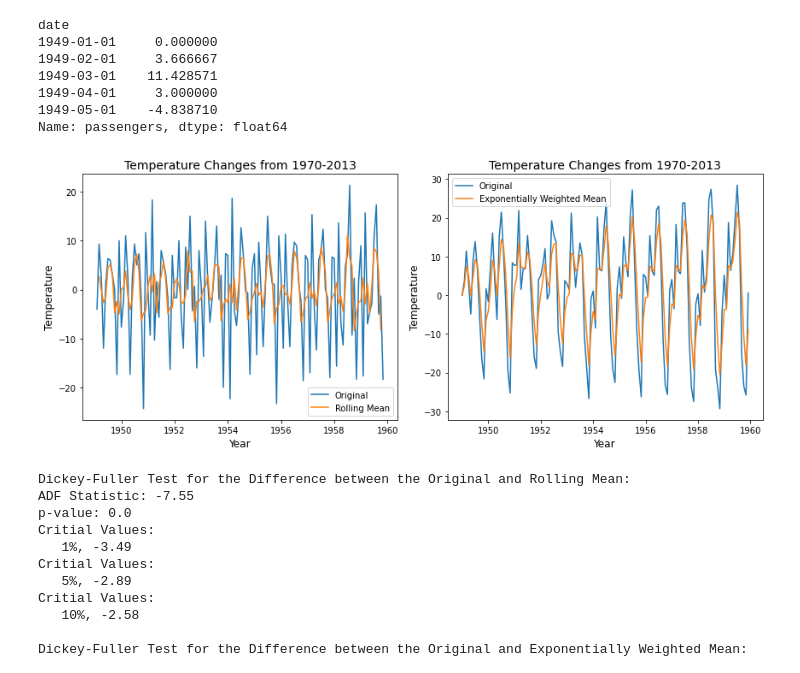
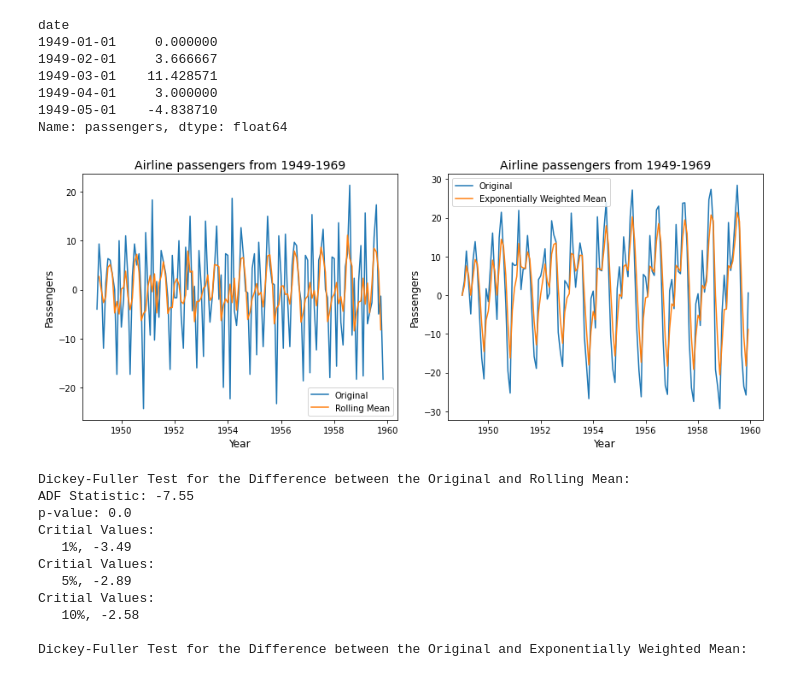
Before and after one commit to valerieholtz/ARIMA-Time-Series-Analysis, a Jupyter notebook: ARIMA_flight_passengers.ipynb, the cells around one changed output. Saved outputs shown, nothing was run; the diff lists cells and outputs as text; code cells hidden in the pictures.

```diff
--- a/ARIMA_flight_passengers.ipynb
+++ b/ARIMA_flight_passengers.ipynb
@@ -323,32 +324,32 @@ Name: passengers, dtype: float64
 # %%
 # Rolling mean of the difference
 temp_rol_mean_diff = diff_rol_mean.rolling(window=3, center=True).mean()
 
 # Expotentially weighted mean of the difference
 temp_ewm_diff = diff_ewm.ewm(span=3).mean()
 
 # Creating subplots next to each other
 fig, (ax1, ax2) = plt.subplots(1, 2, figsize=(12,5))
 
 # Difference graph with the rolling mean
 ax1.plot(diff_rol_mean,label='Original')
 ax1.plot(temp_rol_mean_diff,label='Rolling Mean')
-ax1.set_title('Temperature Changes from 1970-2013',fontsize=14)
-ax1.set_ylabel('Temperature',fontsize=12)
+ax1.set_title('Airline passengers from 1949-1969',fontsize=14)
+ax1.set_ylabel('Passengers',fontsize=12)
 ax1.set_xlabel('Year',fontsize=12)
 ax1.legend()
 
 # Difference graph with the exponentially weighted mean
 ax2.plot(diff_ewm,label='Original')
 ax2.plot(temp_ewm_diff,label='Exponentially Weighted Mean')
-ax2.set_title('Temperature Changes from 1970-2013',fontsize=14)
-ax2.set_ylabel('Temperature',fontsize=12)
+ax2.set_title('Airline passengers from 1949-1969',fontsize=14)
+ax2.set_ylabel('Passengers',fontsize=12)
 ax2.set_xlabel('Year',fontsize=12)
 ax2.legend()
 
 plt.tight_layout()
 # %% [output]
-[figure, old version]
+[figure, new version]
 # %%
 # Dickey-Fuller test
 print ('Dickey-Fuller Test for the Difference between the Original and Rolling Mean:')
```
Also changed, not shown: parts of 5 cells of this notebook, 1 other file.
